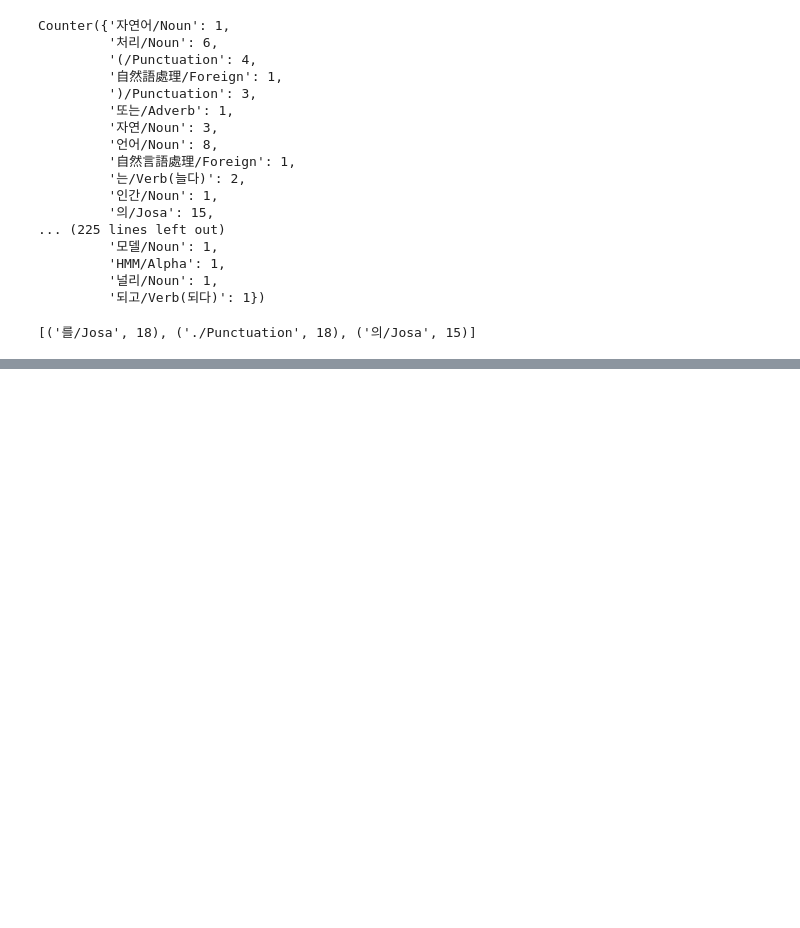
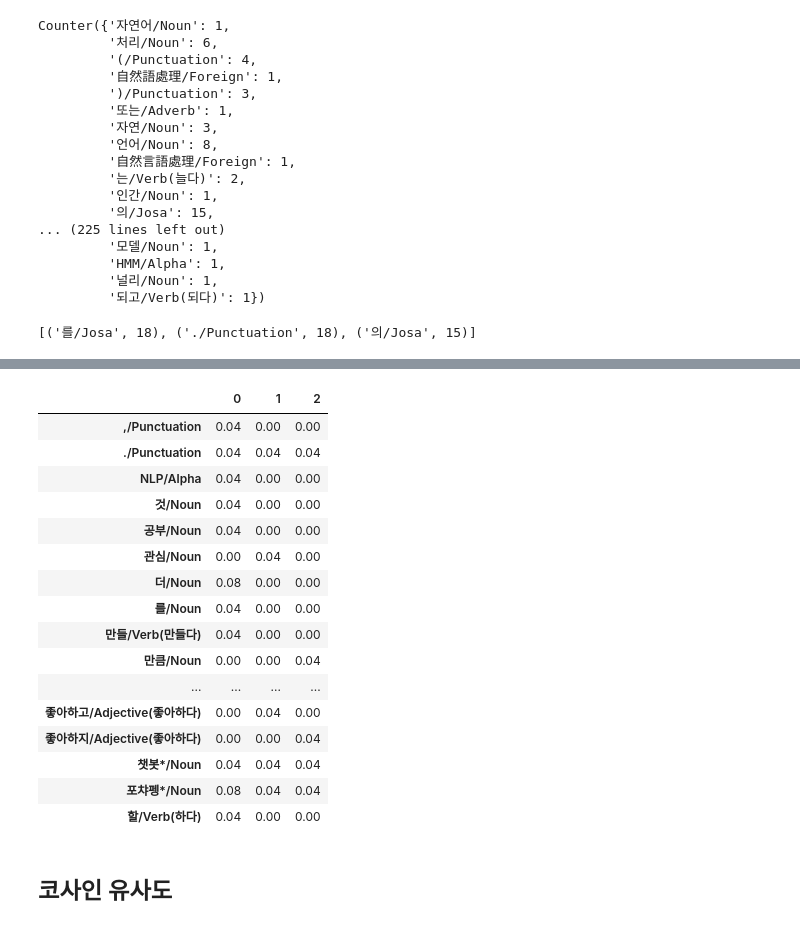
Before and after one commit to sucream/nlp_study, a Jupyter notebook: nlp_study_with_jupyter/chap3/chap3.ipynb, the cells around one changed output, grey strips where cells are left out. Drawn from its saved outputs; the diff is of its cells as text; code cells hidden in the pictures; blank space fills up the shorter version.

```diff
--- a/nlp_study_with_jupyter/chap3/chap3.ipynb
+++ b/nlp_study_with_jupyter/chap3/chap3.ipynb
@@ -202,0 +336,3 @@ token_counts.most_common(3)
+# %%
+all_doc_tokens = sum(doc_tokens, [])  # 2차원 리스트를 1차원으로 변환
+len(all_doc_tokens)
@@ -202,0 +341,3 @@ token_counts.most_common(3)
+# %%
+lexicon = sorted(set(all_doc_tokens))  # 중복되는 단어 필터링 및 정렬
+len(lexicon)
@@ -202,0 +366,5 @@ token_counts.most_common(3)
+# %%
+from collections import OrderedDict  # 순서를 유지하는 딕셔너리
+
+zero_vector = OrderedDict((token, 0) for token in lexicon)
+zero_vector
@@ -202,0 +389,16 @@ token_counts.most_common(3)
+# %%
+import copy
+
+doc_vectors = []
+
+for doc in docs:
+    vec = copy.copy(zero_vector)  # 복사
+    tokens = pos_tag.twitter_pos(doc, concat=True)
+    token_counts = Counter(tokens)
+
+    for key, value in token_counts.items():
+        vec[key] = value / len(lexicon)
+
+    doc_vectors.append(vec)
+
+doc_vectors
@@ -202,0 +431,25 @@ token_counts.most_common(3)
+# %%
+import pandas as pd
+
+df = pd.DataFrame(doc_vectors)
+df.T
+# %% [output]
+|  | 0 | 1 | 2 |
+| ,/Punctuation | 0.04 | 0.00 | 0.00 |
+| ./Punctuation | 0.04 | 0.04 | 0.04 |
+| NLP/Alpha | 0.04 | 0.00 | 0.00 |
+| 것/Noun | 0.04 | 0.00 | 0.00 |
+| 공부/Noun | 0.04 | 0.00 | 0.00 |
+| 관심/Noun | 0.00 | 0.04 | 0.00 |
+| 더/Noun | 0.08 | 0.00 | 0.00 |
+| 를/Noun | 0.04 | 0.00 | 0.00 |
+| 만들/Verb(만들다) | 0.04 | 0.00 | 0.00 |
+| 만큼/Noun | 0.00 | 0.00 | 0.04 |
+| ... | ... | ... | ... |
+| 좋아하고/Adjective(좋아하다) | 0.00 | 0.04 | 0.00 |
+| 좋아하지/Adjective(좋아하다) | 0.00 | 0.00 | 0.04 |
+| 챗봇*/Noun | 0.04 | 0.04 | 0.04 |
+| 포챠펭*/Noun | 0.08 | 0.04 | 0.04 |
+| 할/Verb(하다) | 0.04 | 0.00 | 0.00 |
+# %% [markdown]
+## 코사인 유사도
```
Also changed, not shown: parts of 32 cells of this notebook, 3 other files.
